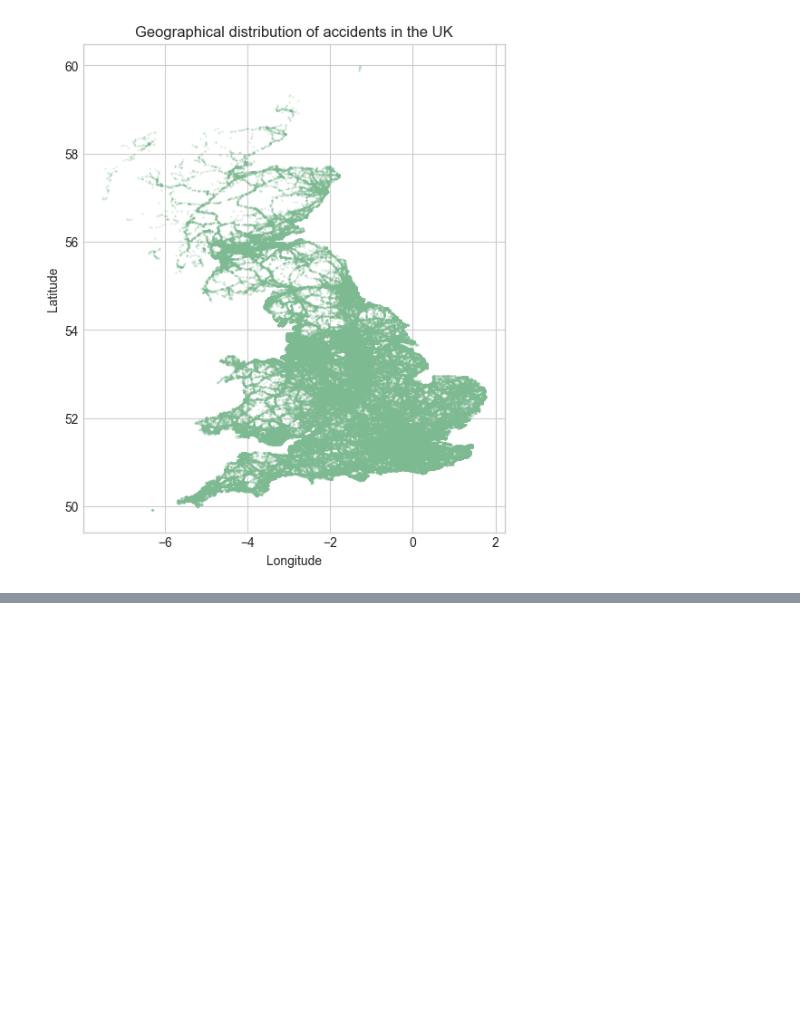
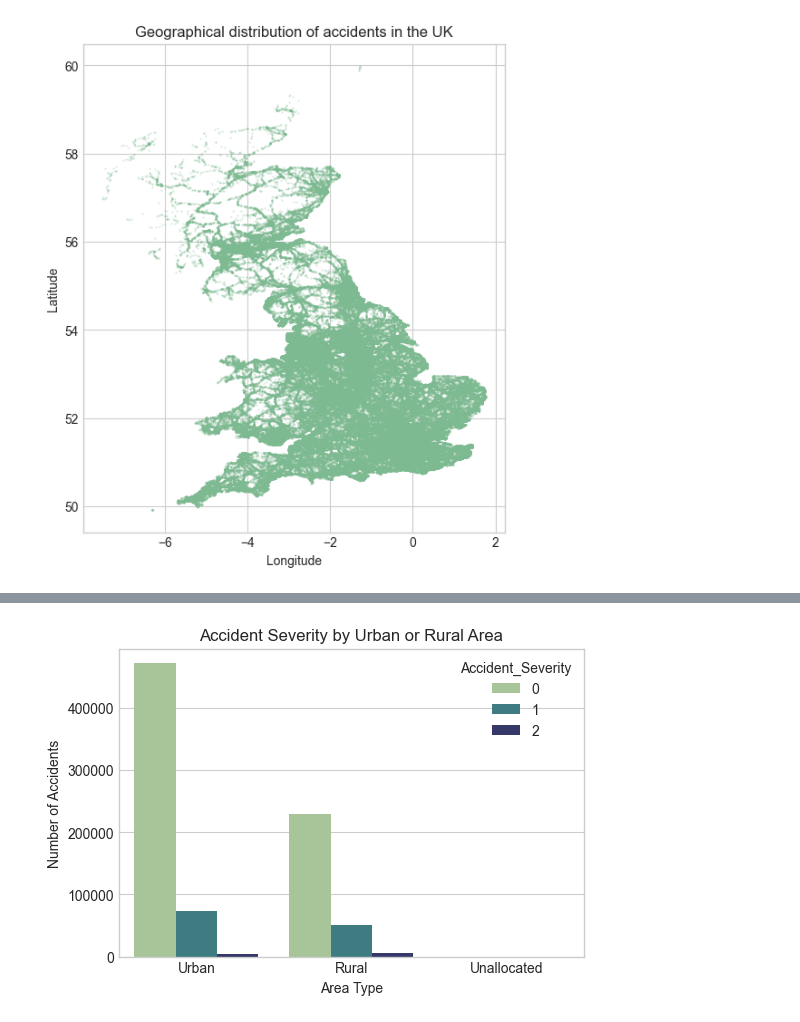
Before and after one commit to mel1006/data-science-2025-tartu, a Jupyter notebook: data_science_project.ipynb, the cells around one changed output, grey strips where cells are left out. Saved outputs shown, nothing was run; the diff lists cells and outputs as text; code cells hidden in the pictures; blank space fills up the shorter version.

```diff
--- a/data_science_project.ipynb
+++ b/data_science_project.ipynb
@@ -315,0 +435,9 @@ summary
+# %%
+plt.figure(figsize=(6,4))
+sns.countplot(data=df, x="Urban_or_Rural_Area", hue="Accident_Severity", palette="crest")
+plt.title("Accident Severity by Urban or Rural Area")
+plt.xlabel("Area Type")
+plt.ylabel("Number of Accidents")
+plt.show()
+# %% [output]
+[figure, added]
```
Also changed, not shown: parts of 38 cells of this notebook.
